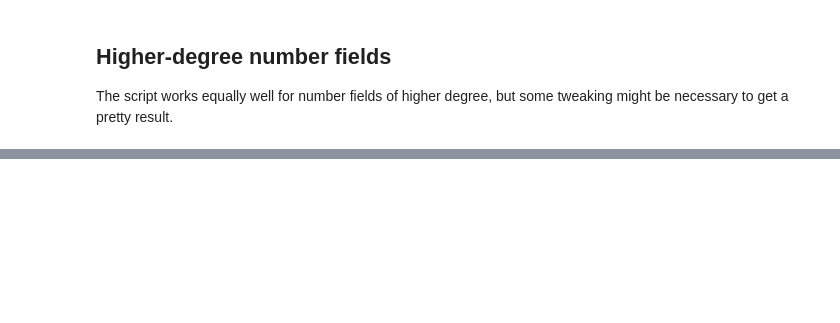
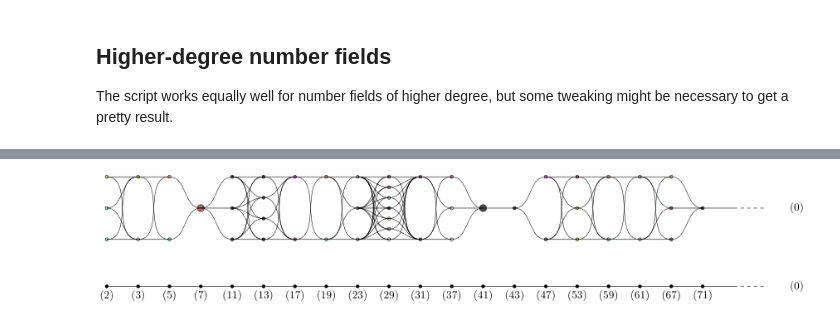
Before and after one commit to havarddj/drawspec, a Jupyter notebook: Drawing spectra of number fields.ipynb, the cells around one changed output, grey strips where cells are left out. Saved outputs shown, nothing was run; the diff lists cells and outputs as text; code cells hidden in the pictures; blank space fills up the shorter version.

```diff
--- a/Drawing spectra of number fields.ipynb
+++ b/Drawing spectra of number fields.ipynb
@@ -83,0 +78,5 @@ We can draw similar curves for quadratic fields using the method `quadratic_curv
+# %%
+specK.curve(True)
+specK.pic()
+# %% [output]
+[figure, added]
```
Also changed, not shown: parts of 7 cells of this notebook, 1 other file.
